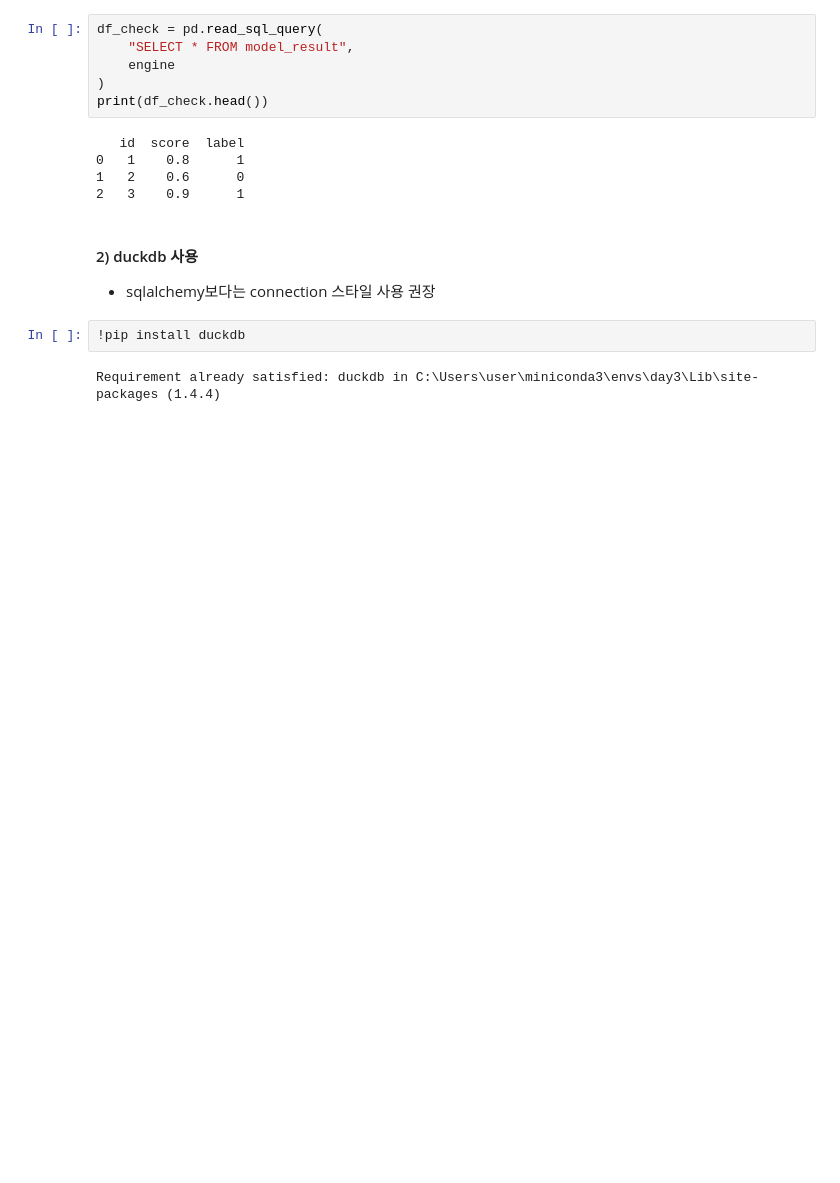
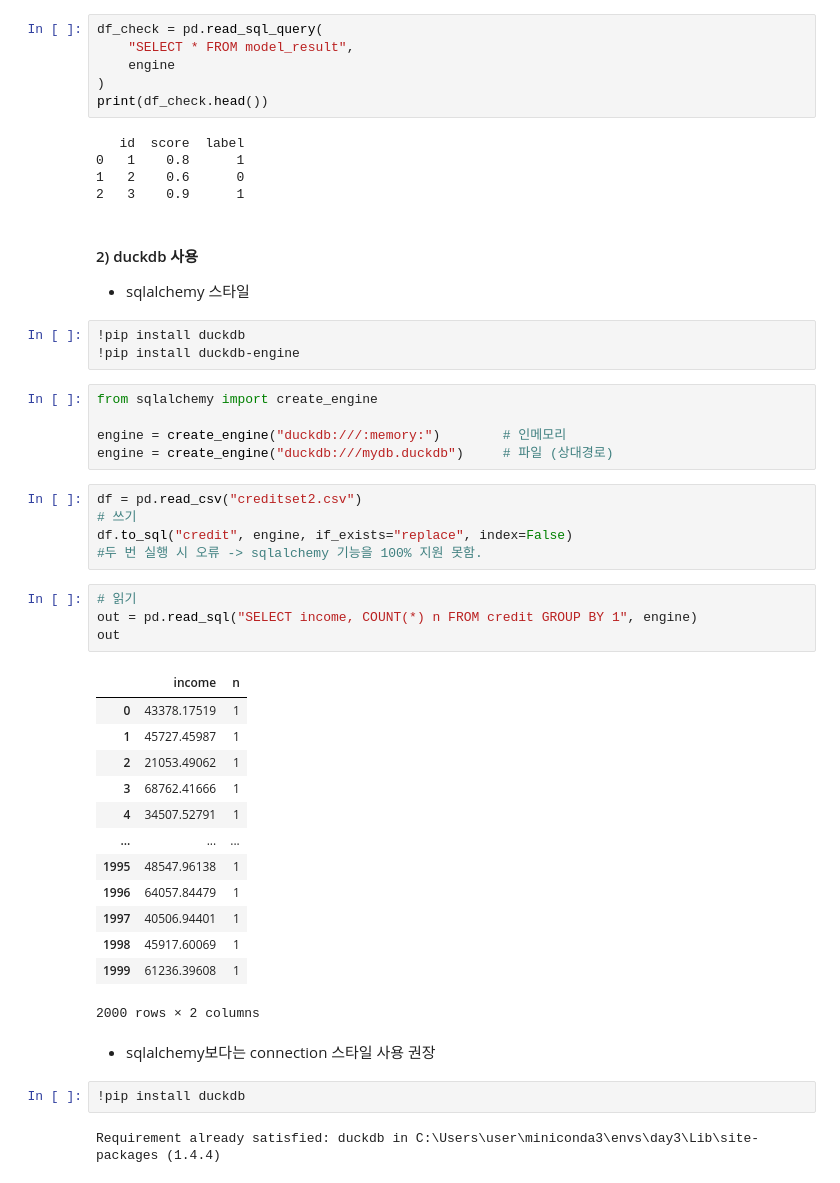
Before and after one commit to ws-l/hh_26_1, a Jupyter notebook: 3주차/HH_2026_3.ipynb, the cells around one changed output. Drawn from its saved outputs; the diff is of its cells as text; blank space fills up the shorter version.

```diff
--- a/3주차/HH_2026_3.ipynb
+++ b/3주차/HH_2026_3.ipynb
@@ -596,7 +873,40 @@ print(df_check.head())
 2   3    0.9      1
 # %% [markdown]
 #### 2) duckdb 사용
-- sqlalchemy보다는 connection 스타일 사용 권장
+- sqlalchemy 스타일
+# %%
+!pip install duckdb
+!pip install duckdb-engine
+# %%
+from sqlalchemy import create_engine
+
+engine = create_engine("duckdb:///:memory:")        # 인메모리
+engine = create_engine("duckdb:///mydb.duckdb")     # 파일 (상대경로)
+# %%
+df = pd.read_csv("creditset2.csv")
+# 쓰기
+df.to_sql("credit", engine, if_exists="replace", index=False)
+#두 번 실행 시 오류 -> sqlalchemy 기능을 100% 지원 못함.
+# %%
+# 읽기
+out = pd.read_sql("SELECT income, COUNT(*) n FROM credit GROUP BY 1", engine)
+out
+# %% [output]
+|  | income | n |
+| 0 | 43378.17519 | 1 |
+| 1 | 45727.45987 | 1 |
+| 2 | 21053.49062 | 1 |
+| 3 | 68762.41666 | 1 |
+| 4 | 34507.52791 | 1 |
+| ... | ... | ... |
+| 1995 | 48547.96138 | 1 |
+| 1996 | 64057.84479 | 1 |
+| 1997 | 40506.94401 | 1 |
+| 1998 | 45917.60069 | 1 |
+| 1999 | 61236.39608 | 1 |
+2000 rows × 2 columns
+# %% [markdown]
+- sqlalchemy보다는 connection 스타일 사용 권장
 # %%
 !pip install duckdb
 # %% [output]
```
Also changed, not shown: parts of 24 cells of this notebook.
